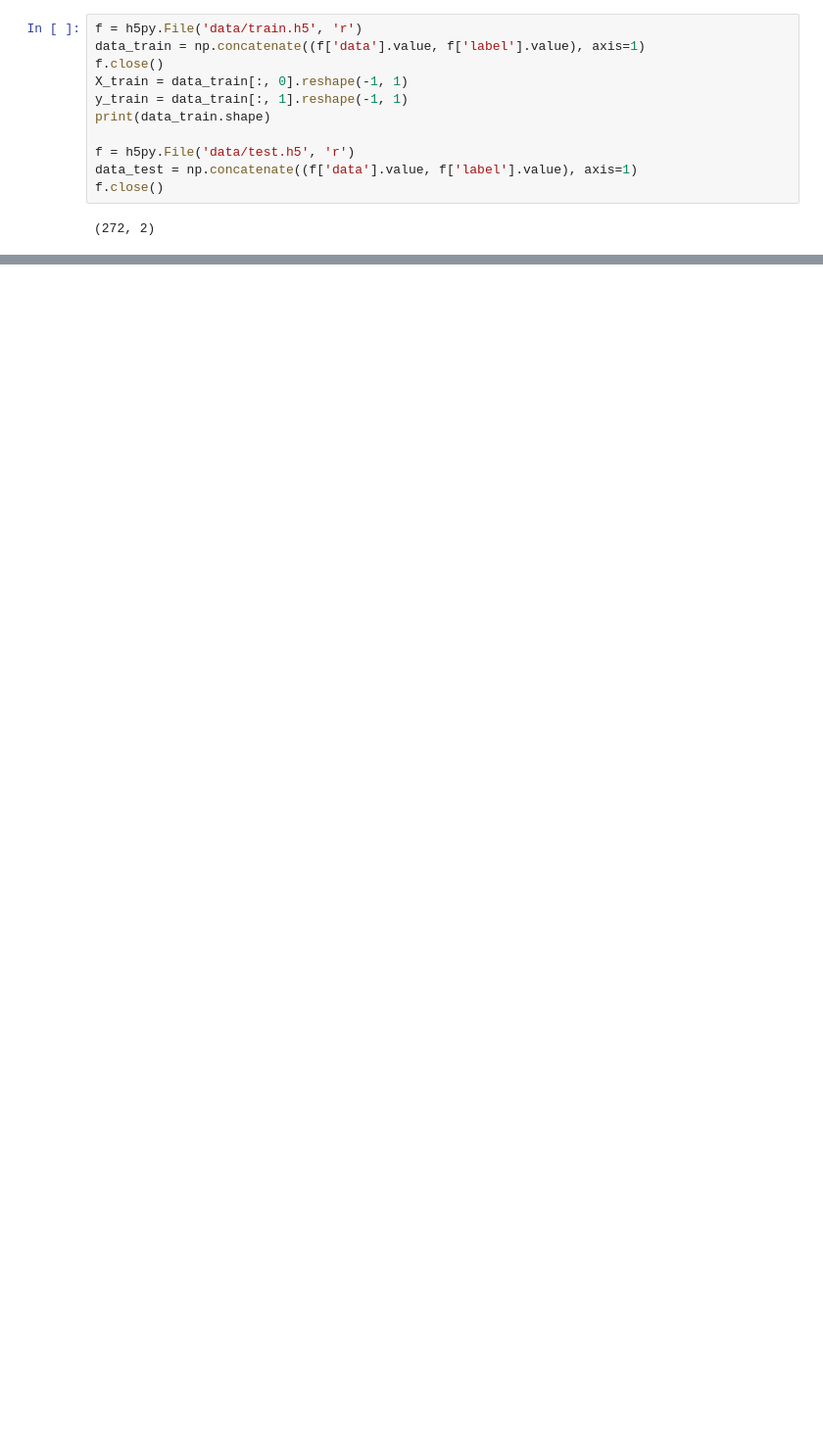
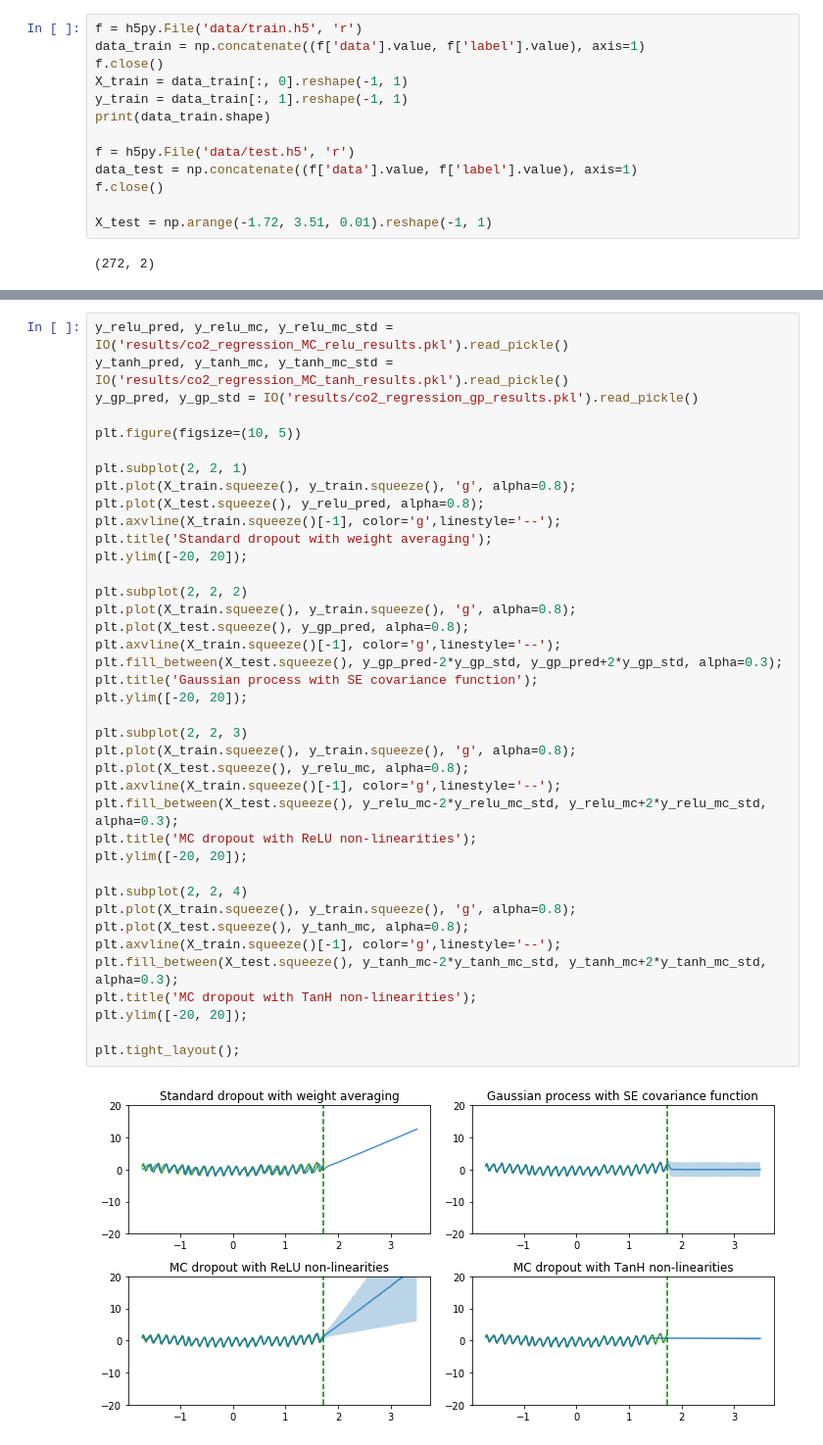
Before and after one commit to xuwd11/Dropout_Tutorial_in_PyTorch, a Jupyter notebook: co2_regression/co2_regression_keras.ipynb, the cells around one changed output, grey strips where cells are left out. Shown: that part at 98% size. Saved outputs shown, nothing was run; the diff lists cells and outputs as text; blank space fills up the shorter version.

Commit message:
added co2 regression

```diff
--- a/co2_regression/co2_regression_keras.ipynb
+++ b/co2_regression/co2_regression_keras.ipynb
@@ -51,6 +56,8 @@ print(data_train.shape)
 f = h5py.File('data/test.h5', 'r')
 data_test = np.concatenate((f['data'].value, f['label'].value), axis=1)
 f.close()
+
+X_test = np.arange(-1.72, 3.51, 0.01).reshape(-1, 1)
 # %% [output]
 (272, 2)
 # %%
@@ -89,0 +151,41 @@ plt.plot(X_train.squeeze(), y_pred.squeeze());
+# %%
+y_relu_pred, y_relu_mc, y_relu_mc_std = IO('results/co2_regression_MC_relu_results.pkl').read_pickle()
+y_tanh_pred, y_tanh_mc, y_tanh_mc_std = IO('results/co2_regression_MC_tanh_results.pkl').read_pickle()
+y_gp_pred, y_gp_std = IO('results/co2_regression_gp_results.pkl').read_pickle()
+
+plt.figure(figsize=(10, 5))
+
+plt.subplot(2, 2, 1)
+plt.plot(X_train.squeeze(), y_train.squeeze(), 'g', alpha=0.8);
+plt.plot(X_test.squeeze(), y_relu_pred, alpha=0.8);
+plt.axvline(X_train.squeeze()[-1], color='g',linestyle='--');
+plt.title('Standard dropout with weight averaging');
+plt.ylim([-20, 20]);
+
+plt.subplot(2, 2, 2)
+plt.plot(X_train.squeeze(), y_train.squeeze(), 'g', alpha=0.8);
+plt.plot(X_test.squeeze(), y_gp_pred, alpha=0.8);
+plt.axvline(X_train.squeeze()[-1], color='g',linestyle='--');
+plt.fill_between(X_test.squeeze(), y_gp_pred-2*y_gp_std, y_gp_pred+2*y_gp_std, alpha=0.3);
+plt.title('Gaussian process with SE covariance function');
+plt.ylim([-20, 20]);
+
+plt.subplot(2, 2, 3)
+plt.plot(X_train.squeeze(), y_train.squeeze(), 'g', alpha=0.8);
+plt.plot(X_test.squeeze(), y_relu_mc, alpha=0.8);
+plt.axvline(X_train.squeeze()[-1], color='g',linestyle='--');
+plt.fill_between(X_test.squeeze(), y_relu_mc-2*y_relu_mc_std, y_relu_mc+2*y_relu_mc_std, alpha=0.3);
+plt.title('MC dropout with ReLU non-linearities');
+plt.ylim([-20, 20]);
+
+plt.subplot(2, 2, 4)
+plt.plot(X_train.squeeze(), y_train.squeeze(), 'g', alpha=0.8);
+plt.plot(X_test.squeeze(), y_tanh_mc, alpha=0.8);
+plt.axvline(X_train.squeeze()[-1], color='g',linestyle='--');
+plt.fill_between(X_test.squeeze(), y_tanh_mc-2*y_tanh_mc_std, y_tanh_mc+2*y_tanh_mc_std, alpha=0.3);
+plt.title('MC dropout with TanH non-linearities');
+plt.ylim([-20, 20]);
+
+plt.tight_layout();
+# %% [output]
+[figure, added]
```
Also changed, not shown: parts of 15 cells of this notebook, 3 other files.
